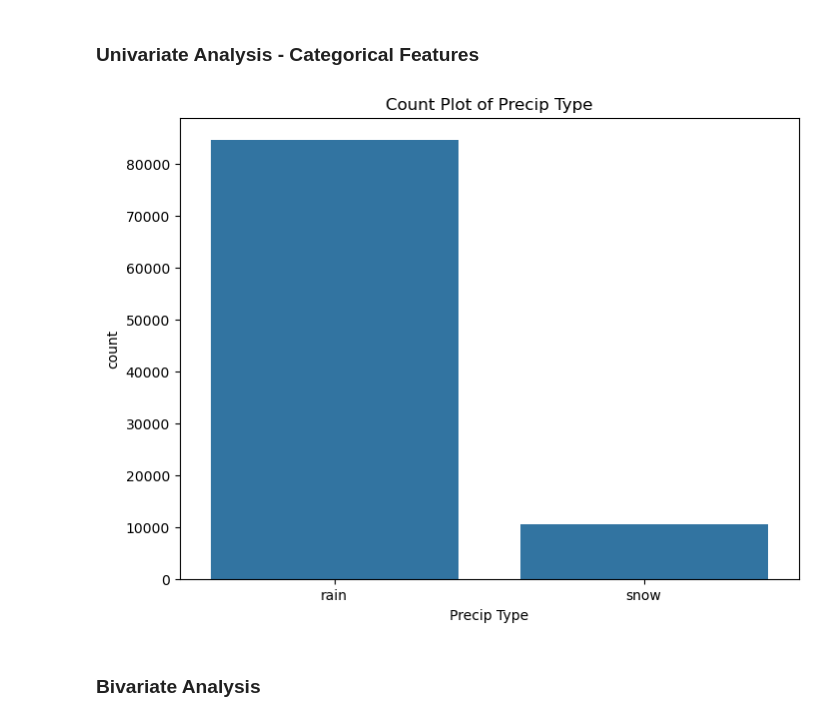
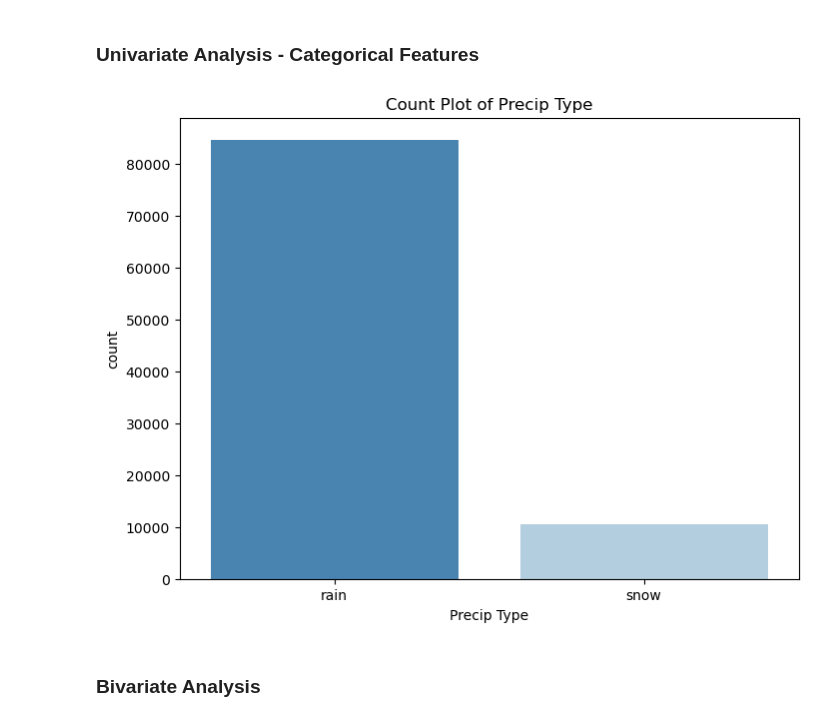
Before and after one commit to danisharain12/Exploratory-Data-Analysis-Projects, a Jupyter notebook: Weather Data Analysis/Weather_Data_Analysis.ipynb, the cells around one changed output. Cells and saved outputs as stored; diff of their text form; code cells hidden in the pictures.

```diff
--- a/Weather Data Analysis/Weather_Data_Analysis.ipynb
+++ b/Weather Data Analysis/Weather_Data_Analysis.ipynb
@@ -474,13 +474,13 @@ plt.show()
 # %%
 plt.figure(figsize=(8, 6))
 ax = plt.subplot(1, 1, 1)
-sns.countplot(data=df, x='Precip Type', ax=ax)
+sns.countplot(data=df, x='Precip Type', ax=ax, palette='Blues_r')
 plt.title(f'Count Plot of {'Precip Type'}')
 
 plt.tight_layout
 plt.show()
 # %% [output]
-[figure, old version]
+[figure, new version]
 # %% [markdown]
 ### Bivariate Analysis
 # %%
```
Also changed, not shown: parts of 26 cells of this notebook.
